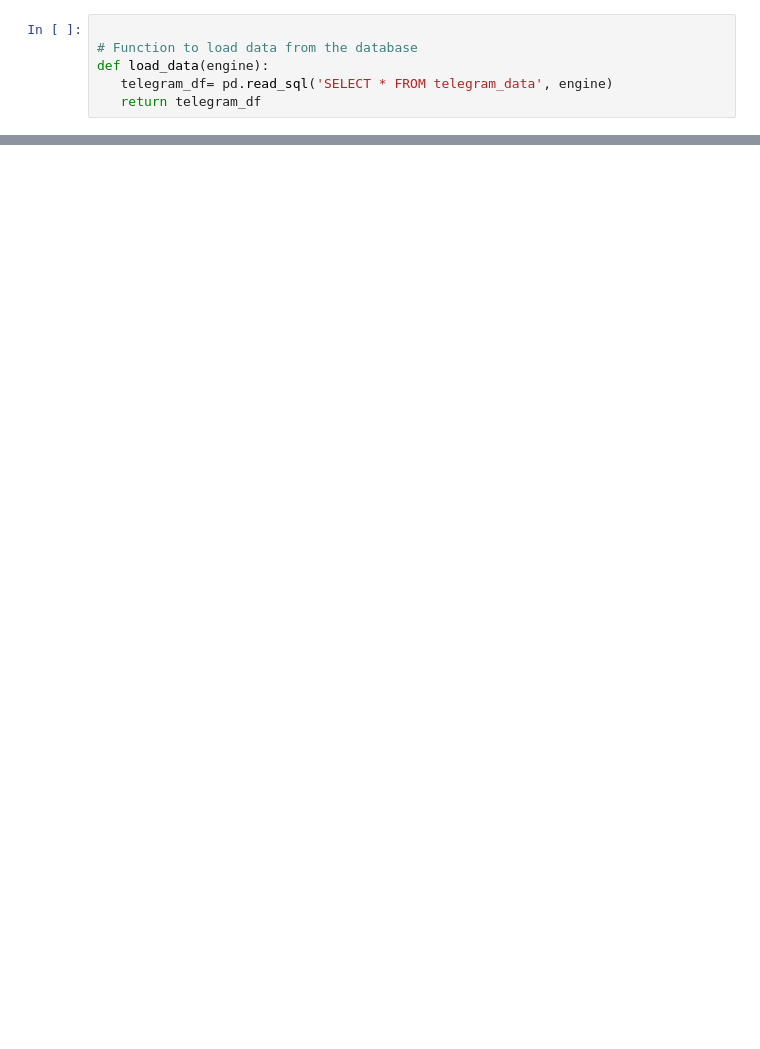
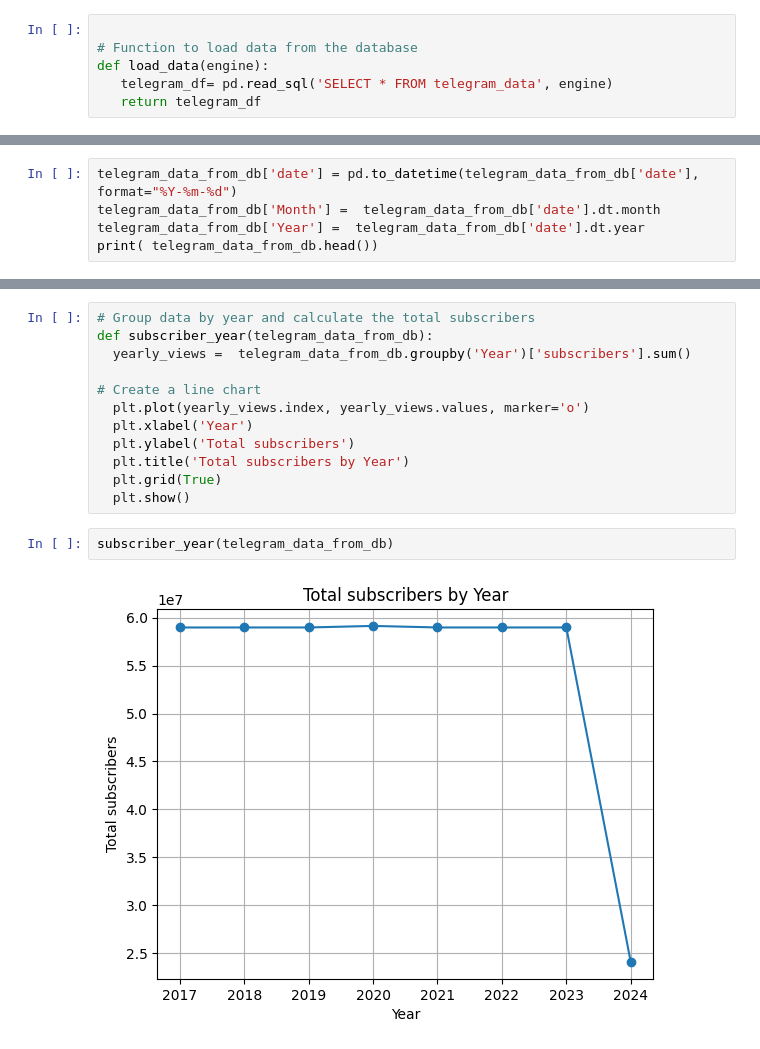
Before and after one commit to abigiyaayele/tech-savvy-bank, a Jupyter notebook: notebooks/telegram.ipynb, the cells around one changed output, grey strips where cells are left out. Drawn from its saved outputs; the diff is of its cells as text; blank space fills up the shorter version.

Commit message:
telegram channel subscription

```diff
--- a/notebooks/telegram.ipynb
+++ b/notebooks/telegram.ipynb
@@ -43,0 +74,5 @@ print(telegram_data_from_db.head())
+# %%
+telegram_data_from_db['date'] = pd.to_datetime(telegram_data_from_db['date'], format="%Y-%m-%d")
+telegram_data_from_db['Month'] =  telegram_data_from_db['date'].dt.month
+telegram_data_from_db['Year'] =  telegram_data_from_db['date'].dt.year
+print( telegram_data_from_db.head())
@@ -43,0 +119,16 @@ print(telegram_data_from_db.head())
+# %%
+# Group data by year and calculate the total subscribers
+def subscriber_year(telegram_data_from_db):
+  yearly_views =  telegram_data_from_db.groupby('Year')['subscribers'].sum()
+
+# Create a line chart
+  plt.plot(yearly_views.index, yearly_views.values, marker='o')
+  plt.xlabel('Year')
+  plt.ylabel('Total subscribers')
+  plt.title('Total subscribers by Year')
+  plt.grid(True)
+  plt.show()
+# %%
+subscriber_year(telegram_data_from_db)
+# %% [output]
+[figure, added]
```
Also changed, not shown: parts of 19 cells of this notebook.
